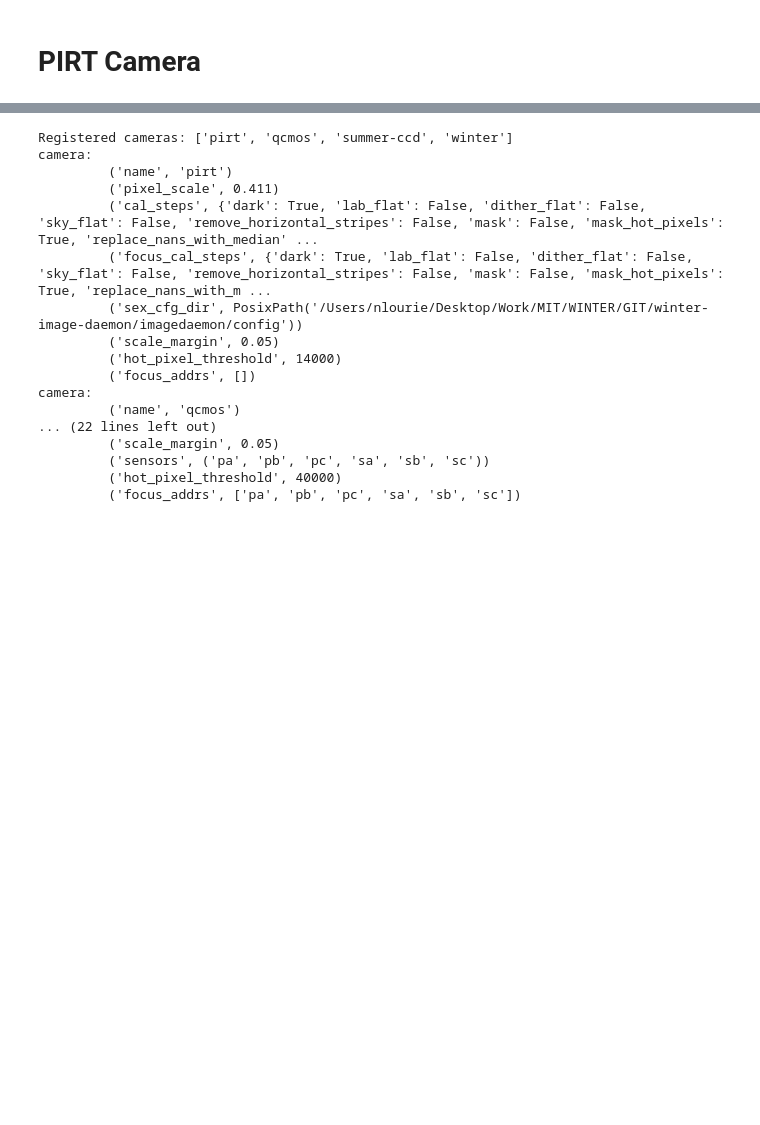
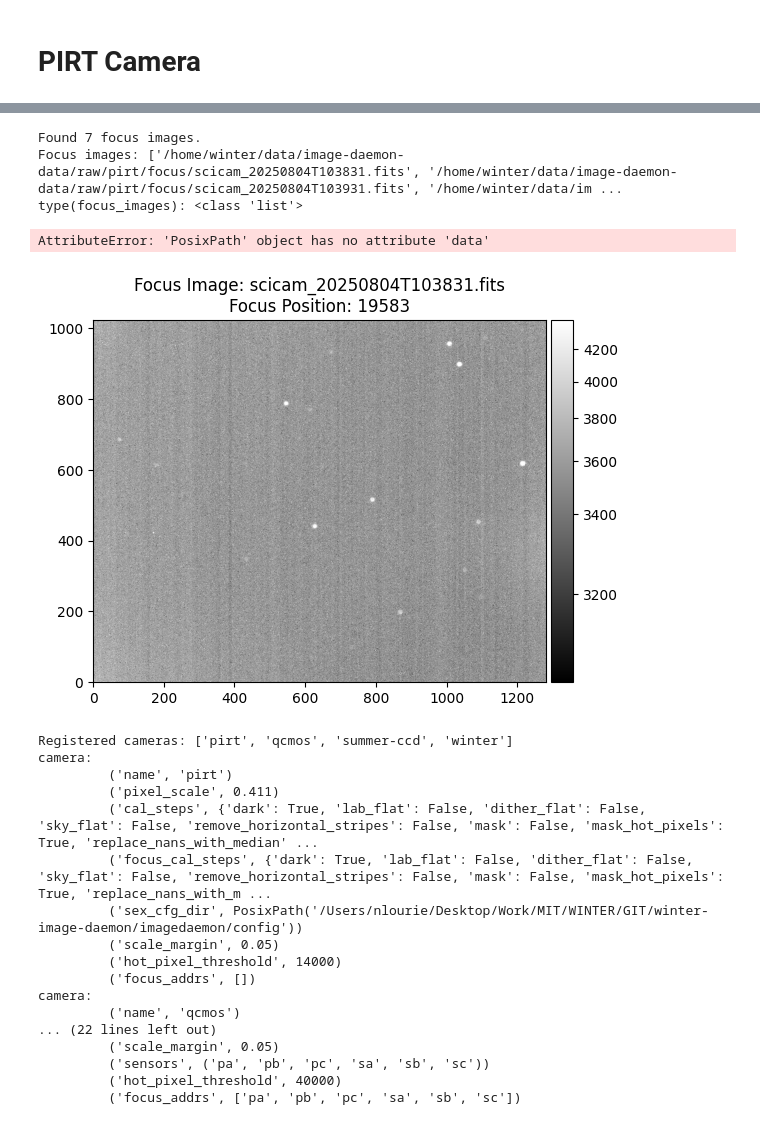
Before and after one commit to winter-telescope/winter-image-daemon, a Jupyter notebook: imagedaemon/notebooks/pirt_pipeline_example.ipynb, the cells around one changed output, grey strips where cells are left out. Cells and saved outputs as stored; diff of their text form; code cells hidden in the pictures; blank space fills up the shorter version.

```diff
--- a/imagedaemon/notebooks/pirt_pipeline_example.ipynb
+++ b/imagedaemon/notebooks/pirt_pipeline_example.ipynb
@@ -116,37 +117,45 @@ print("WCS:", wcs)
 from imagedaemon.utils.image import Image
 from glob import glob
 focus_dir = os.path.join(os.path.expanduser("~"), "data", "image-daemon-data",
-                        "raw", "pirt",
-                        "commissioning", "20250803", "focus")
+                        "raw", "pirt","focus")
 focus_images = glob(os.path.join(focus_dir, "*.fits"))
+print(f"Found {len(focus_images)} focus images.")
 
 # plot one
 img = Image(focus_images[0])
 img.plot_image(title = f"Focus Image: {img.filename}\nFocus Position: {img.header['FOCPOS']:.0f}",)
 
 print(f"Focus images: {focus_images}")
 print(f"type(focus_images): {type(focus_images)}")
+'''
 res = pirt._load_focus_images(focus_images)
 print(f"Focus images loaded: {res}")
 # calibrate all the focus images
 focus_calibrated = pirt.calibrate_for_focus(
     image_paths = focus_images,
     out_dir = os.path.join(os.path.expanduser("~"), "data", "tmp"),
 )
+print(f"Focus calibrated images: {focus_calibrated}")
+'''
 
-print(f"Focus calibrated images: {focus_calibrated}")
 
 # now try for a focus loop
 
 results = pirt.run_focus_loop(image_list = focus_images,
                                    addrs = None,
                                    output_dir = os.path.join(os.path.expanduser("~"), "data", "tmp"),
 )
 
 print(f"Focus loop results: {results}")
 
 # plot the first one
 #focus_calibrated[0].plot_image(f"First Focus Calibrated Image: {focus_calibrated[0].filename}",)
+# %% [output]
+Found 7 focus images.
+Focus images: ['/home/winter/data/image-daemon-data/raw/pirt/focus/scicam_20250804T103831.fits', '/home/winter/data/image-daemon-data/raw/pirt/focus/scicam_20250804T103931.fits', '/home/winter/data/im ...
+type(focus_images): <class 'list'>
+AttributeError: 'PosixPath' object has no attribute 'data'
+[figure, added]
 # %%
 from imagedaemon import registry
 import os
```
Also changed, not shown: parts of 5 cells of this notebook, 1 other file.
